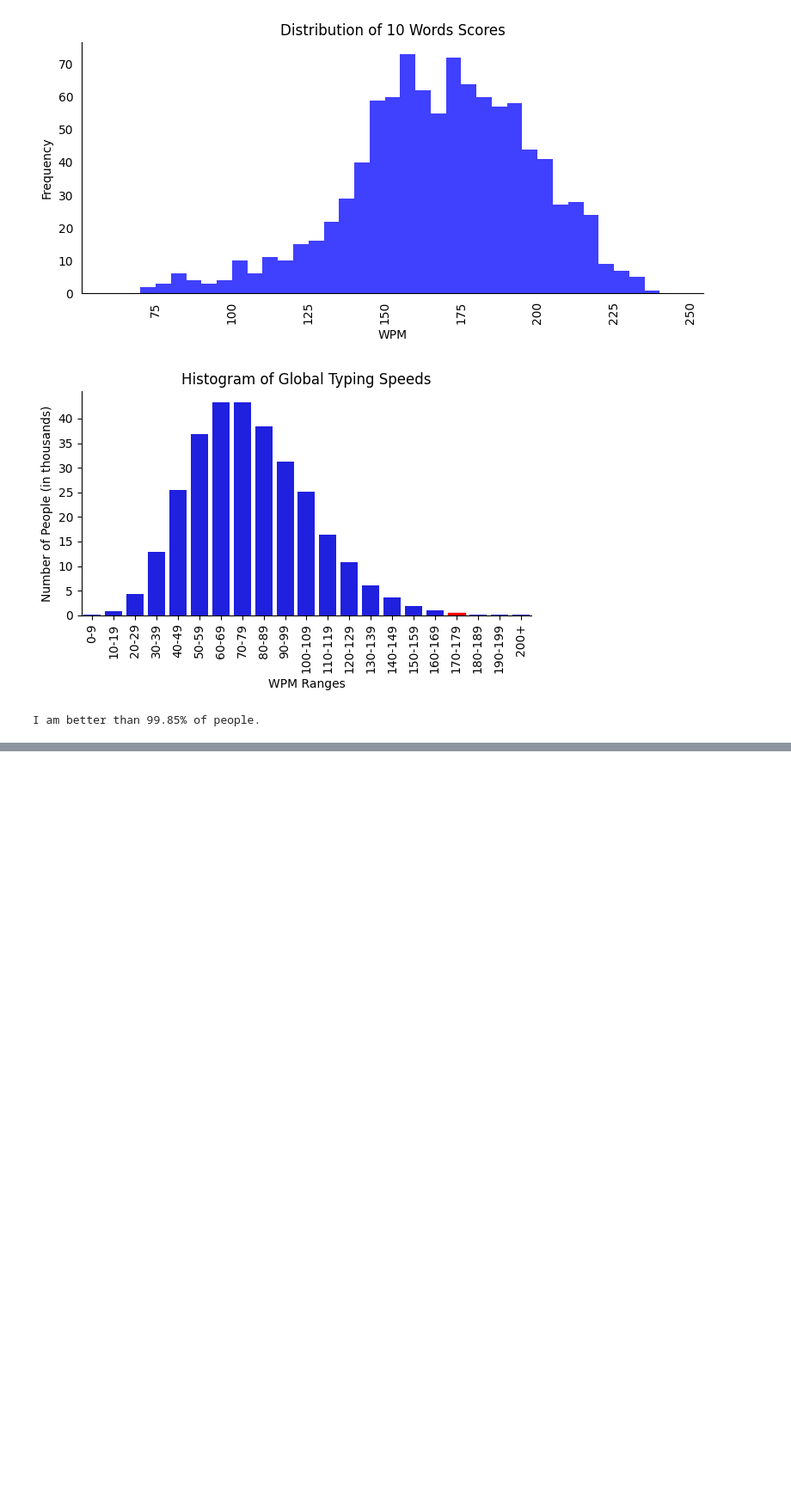
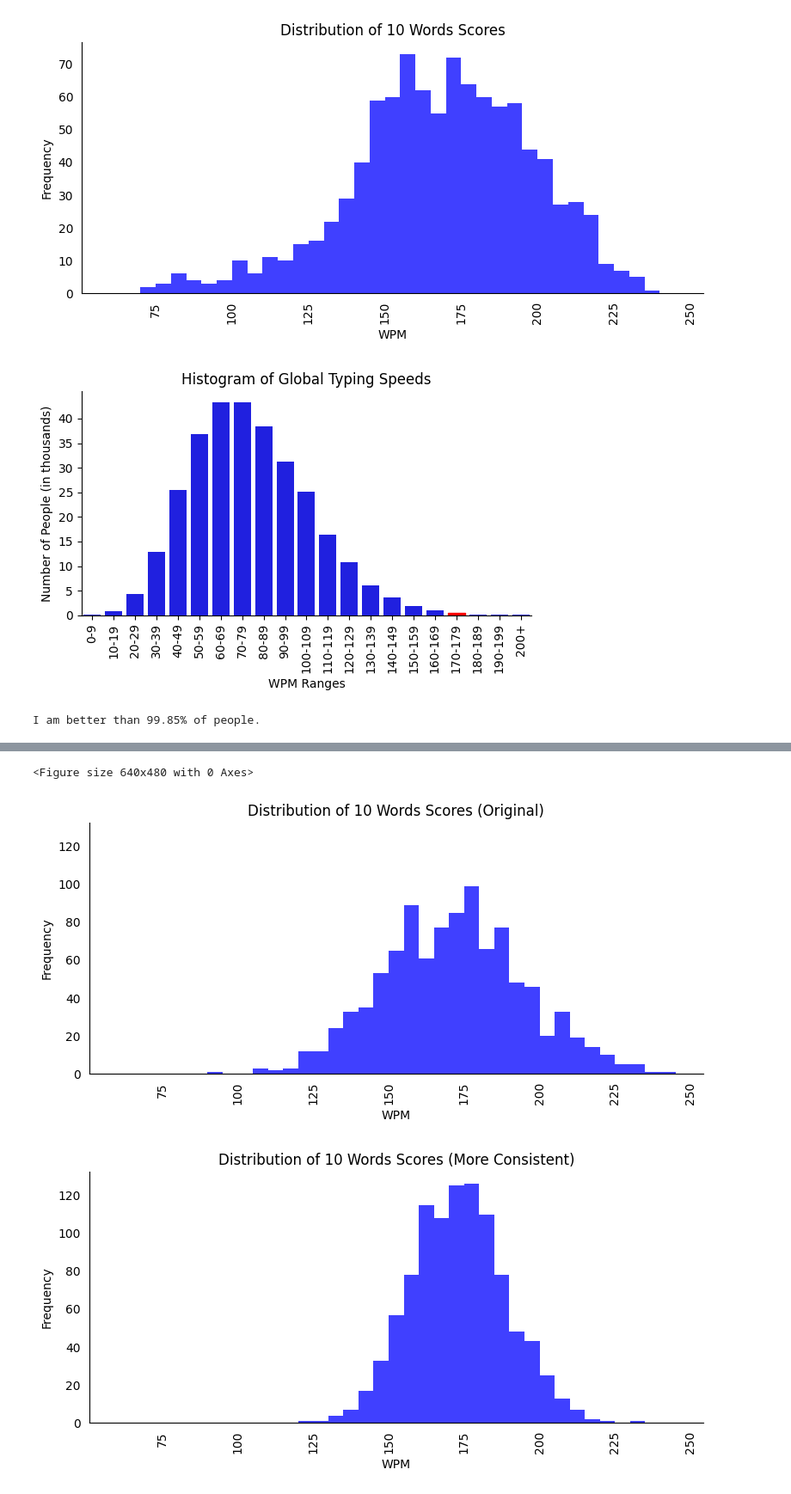
Before and after one commit to ani-tiwary/mathstatfinal, a Jupyter notebook: main.ipynb, the cells around one changed output, grey strips where cells are left out. Shown at 86% size. Drawn from its saved outputs; the diff is of its cells as text; code cells hidden in the pictures; blank space fills up the shorter version.

```diff
--- a/main.ipynb
+++ b/main.ipynb
@@ -104,0 +131,54 @@ I am better than 99.85% of people.
+# %%
+import seaborn as sns
+import matplotlib.pyplot as plt
+import numpy as np
+import pandas as pd
+
+# Original data
+np.random.seed(42)
+original_data = np.random.normal(loc=171, scale=24, size=1000)  # Mean 120 WPM, standard deviation 30
+df_original = pd.DataFrame({'wpm': original_data})
+
+# More consistent data
+np.random.seed(42)
+consistent_data = np.random.normal(loc=173, scale=16, size=1000)  # Mean 120 WPM, standard deviation 10
+df_consistent = pd.DataFrame({'wpm': consistent_data})
+
+# Determine the maximum y value for consistency
+y_max = max(
+    sns.histplot(df_original['wpm'], bins=range(60, 250, 5), kde=False).get_ylim()[1],
+    sns.histplot(df_consistent['wpm'], bins=range(60, 250, 5), kde=False).get_ylim()[1]
+)
+plt.clf()  # Clear the current plot
+
+# Plot original distribution
+plt.figure(figsize=(8, 4))
+sns.histplot(df_original['wpm'], bins=range(60, 250, 5), kde=False, color='blue', edgecolor=None)
+plt.xticks(rotation=90)
+plt.xlabel('WPM')
+plt.ylabel('Frequency')
+plt.title('Distribution of 10 Words Scores (Original)')
+plt.ylim(0, y_max)
+plt.gca().spines['top'].set_visible(False)
+plt.gca().spines['right'].set_visible(False)
+plt.tick_params(axis='both', which='both', bottom=False, left=False)
+plt.tight_layout()
+plt.show()
+
+# Plot more consistent distribution
+plt.figure(figsize=(8, 4))
+sns.histplot(df_consistent['wpm'], bins=range(60, 250, 5), kde=False, color='blue', edgecolor=None)
+plt.xticks(rotation=90)
+plt.xlabel('WPM')
+plt.ylabel('Frequency')
+plt.title('Distribution of 10 Words Scores (More Consistent)')
+plt.ylim(0, y_max)
+plt.gca().spines['top'].set_visible(False)
+plt.gca().spines['right'].set_visible(False)
+plt.tick_params(axis='both', which='both', bottom=False, left=False)
+plt.tight_layout()
+plt.show()
+# %% [output]
+<Figure size 640x480 with 0 Axes>
+[figure, added]
+[figure, added]
```
Also changed, not shown: parts of 1 cell of this notebook, 3 other files.
